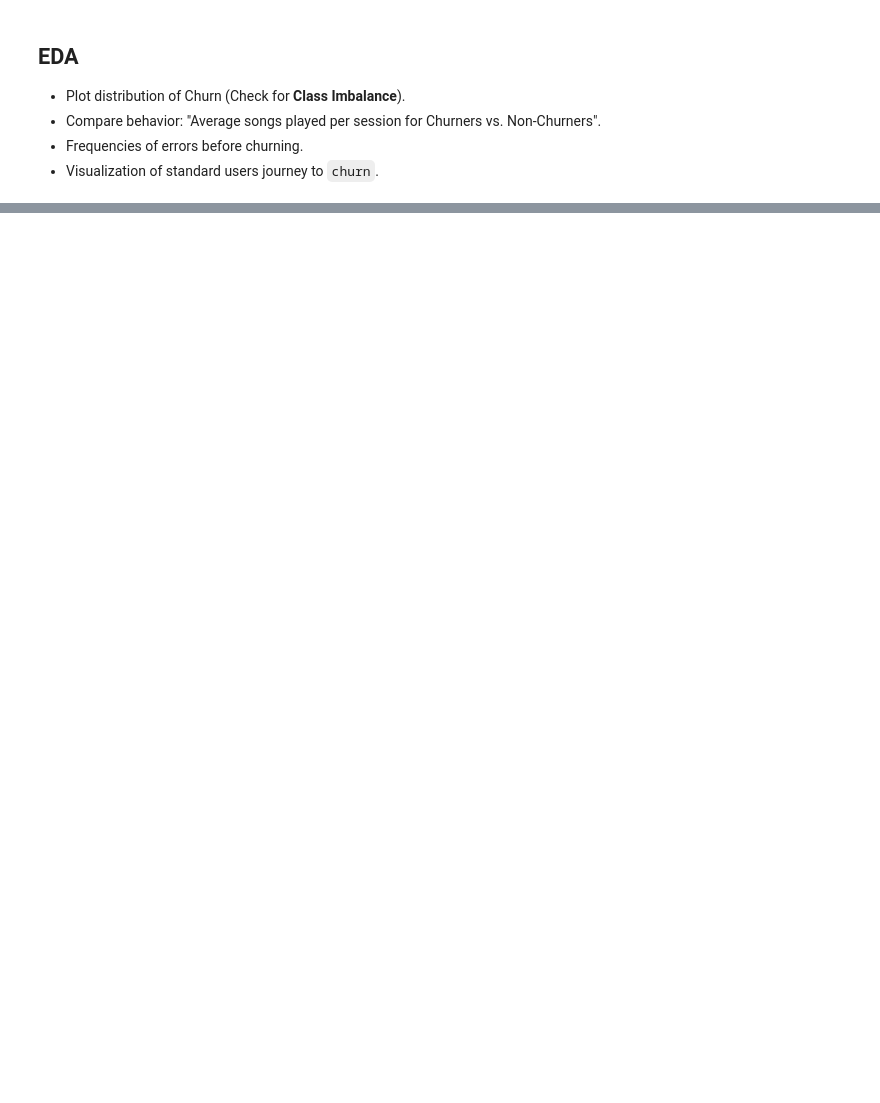
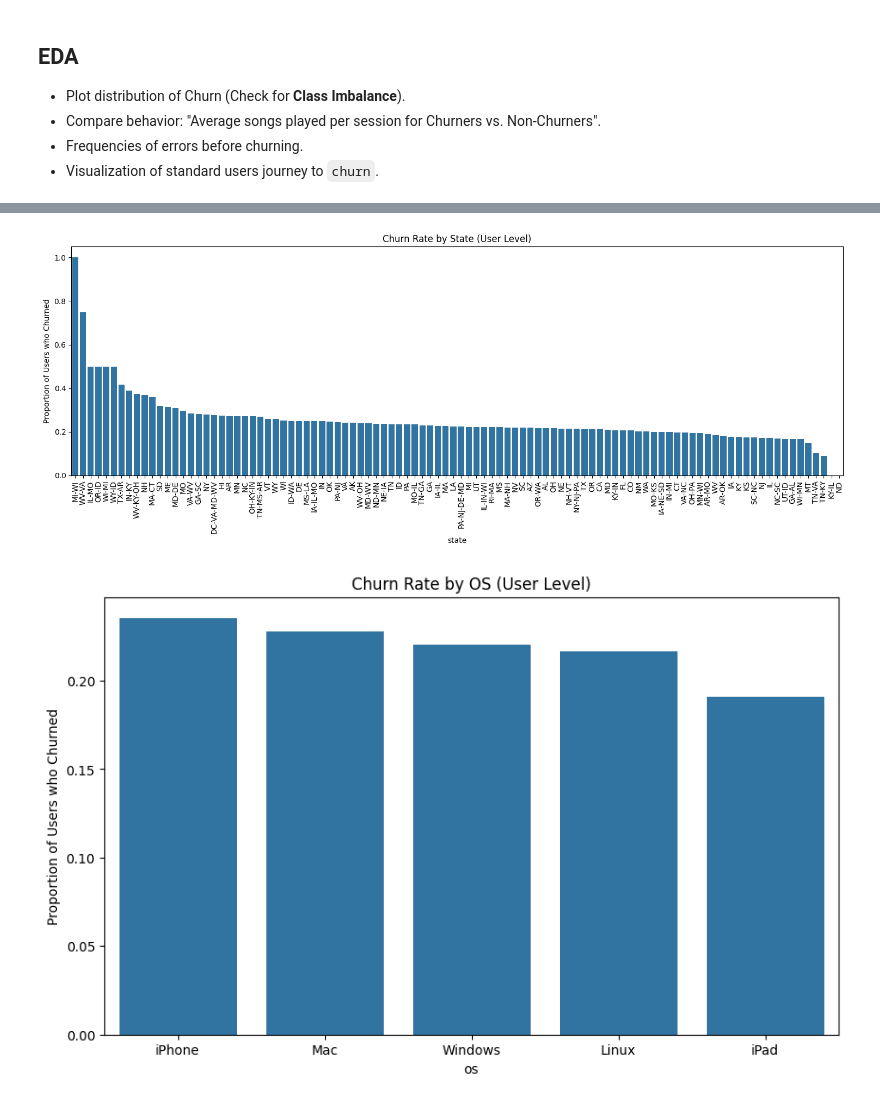
Before and after one commit to RaynorEtienn/Python4DataScience, a Jupyter notebook: Project/notebooks/EDA.ipynb, the cells around one changed output, grey strips where cells are left out. Cells and saved outputs as stored; diff of their text form; code cells hidden in the pictures; blank space fills up the shorter version.

```diff
--- a/Project/notebooks/EDA.ipynb
+++ b/Project/notebooks/EDA.ipynb
@@ -151,0 +189,7 @@ else:
+# %%
+# 4. Location and User Agent Analysis
+analyze_location(df)
+analyze_user_agent(df)
+# %% [output]
+[figure, added]
+[figure, added]
```
Also changed, not shown: parts of 12 cells of this notebook, 6 other files.
